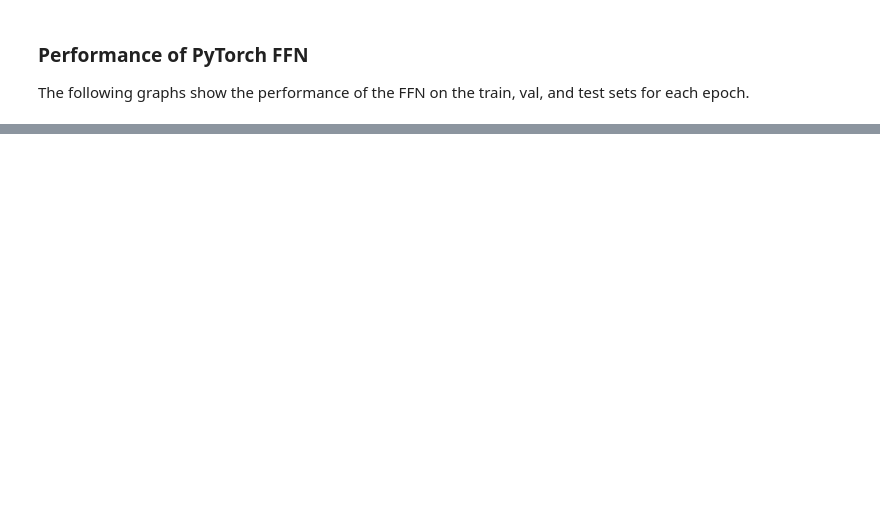
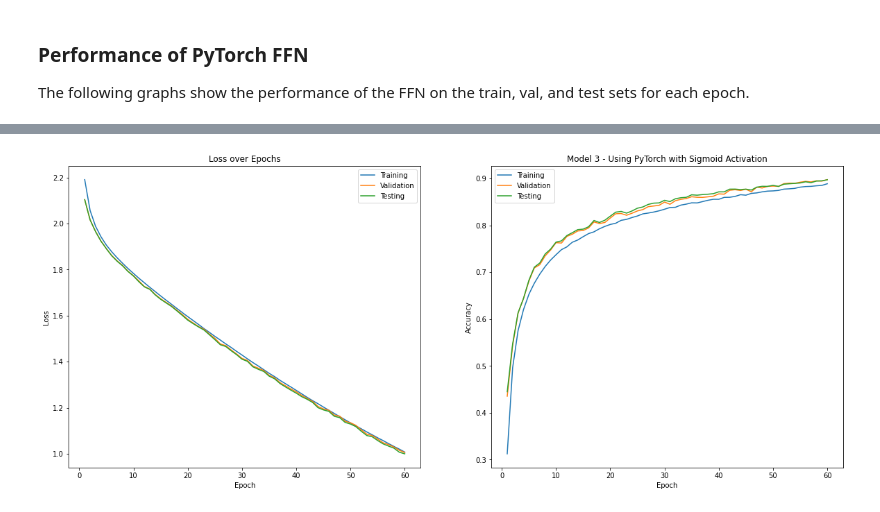
Before and after one commit to latentghost/DL-Assignments, a Jupyter notebook: Assignment1/A1.ipynb, the cells around one changed output, grey strips where cells are left out. Saved outputs shown, nothing was run; the diff lists cells and outputs as text; code cells hidden in the pictures; blank space fills up the shorter version.

```diff
--- a/Assignment1/A1.ipynb
+++ b/Assignment1/A1.ipynb
@@ -467,0 +817,11 @@ plt.show()
+# %%
+model3 = FeedForwardNN(
+    input_size=28*28,
+    hidden_sizes=[512,128,64,32],
+    num_classes=10,
+    activation=torch.nn.Sigmoid()
+)
+# model3.to(mps_device)
+
+loss3 = torch.nn.CrossEntropyLoss()
+optimizer3 = torch.optim.SGD(params=model3.parameters(),lr=0.0003)
@@ -467,0 +935,28 @@ plt.show()
+# %%
+plt.figure(figsize=(20, 8))
+
+# Plot Loss
+plt.subplot(1, 2, 1)
+plt.plot(range(1, n_epochs + 1), train_loss, label='Training')
+plt.plot(range(1, n_epochs + 1), val_loss, label='Validation')
+plt.plot(range(1, n_epochs + 1), test_loss, label='Testing')
+plt.title('Loss over Epochs')
+plt.xlabel('Epoch')
+plt.ylabel('Loss')
+plt.legend()
+
+# Plot Accuracy
+plt.subplot(1, 2, 2)
+plt.plot(range(1, n_epochs + 1), train_acc, label='Training')
+plt.plot(range(1, n_epochs + 1), val_acc, label='Validation')
+plt.plot(range(1, n_epochs + 1), test_acc, label='Testing')
+plt.title('Accuracy over Epochs')
+plt.xlabel('Epoch')
+plt.ylabel('Accuracy')
+plt.legend()
+
+# plt.tight_layout()
+plt.suptitle("Model 3 - Using PyTorch with Sigmoid Activation")
+plt.show()
+# %% [output]
+[figure, added]
```
Also changed, not shown: parts of 31 cells of this notebook.
